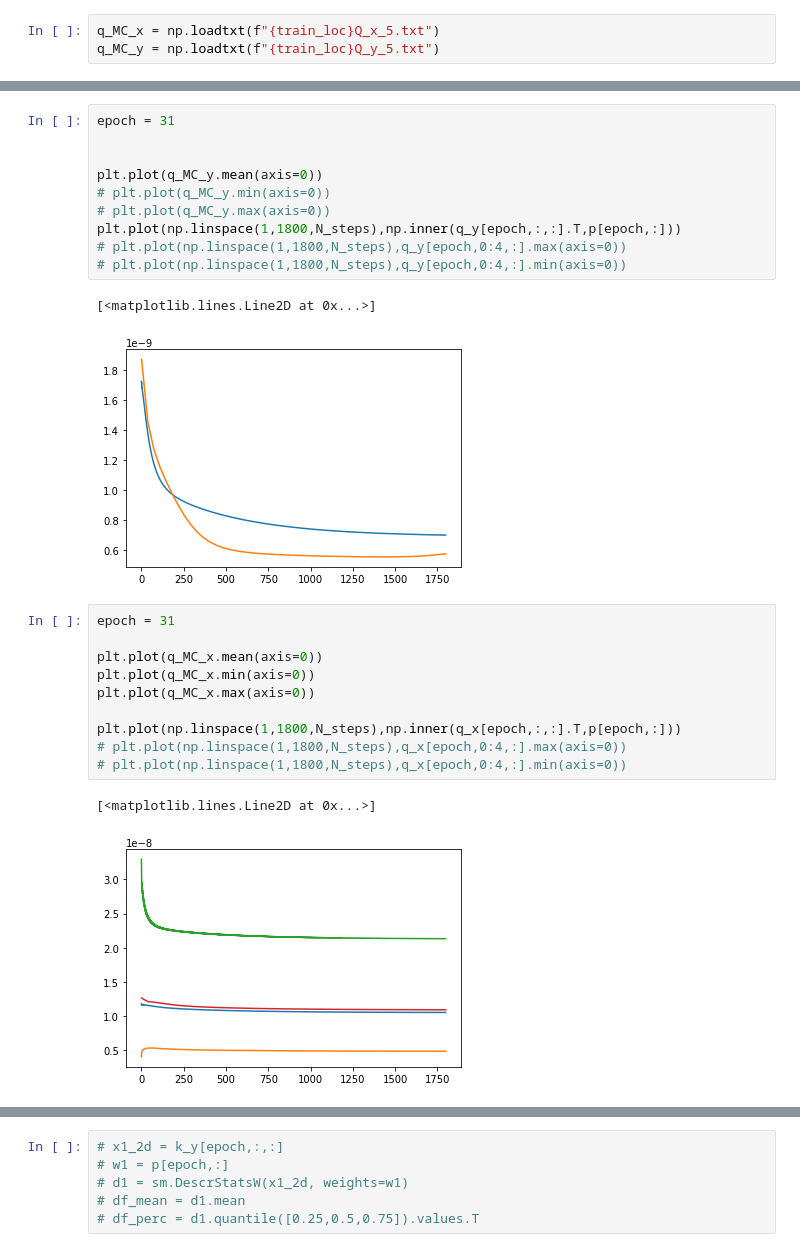
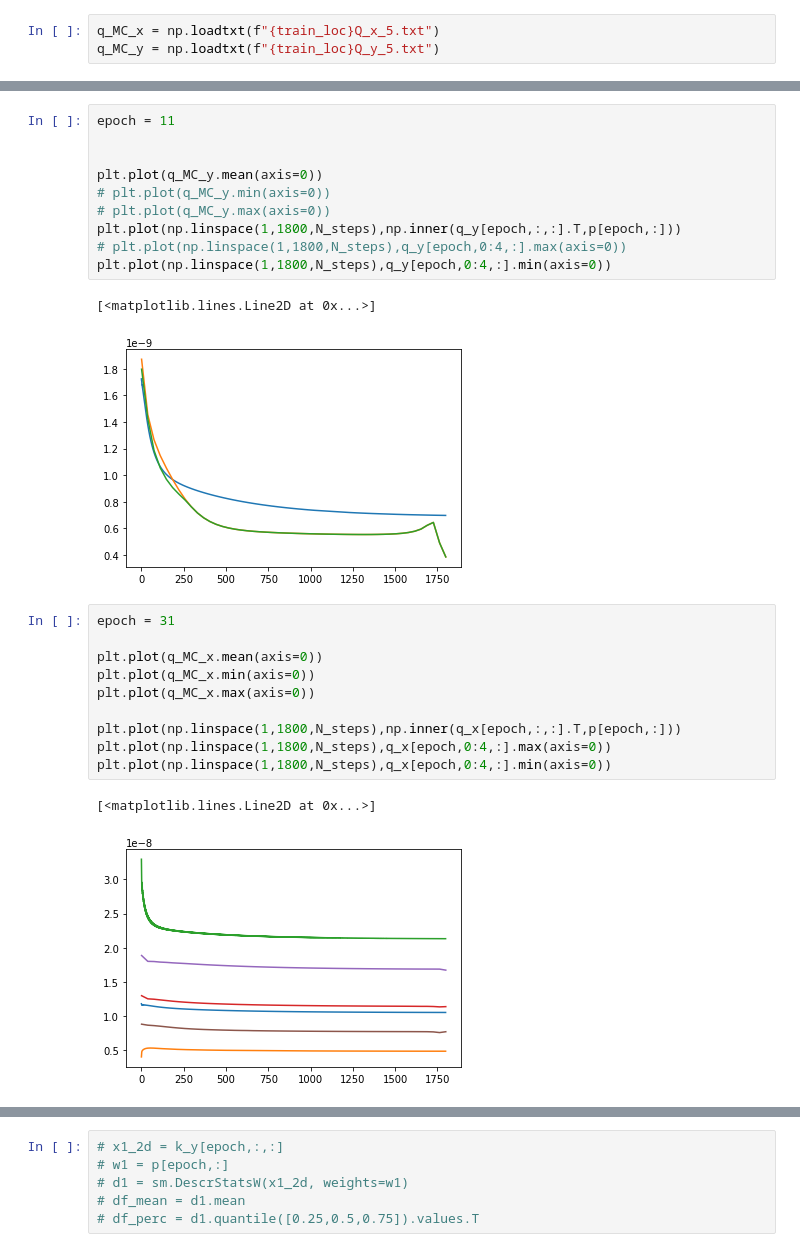
Before and after one commit to dbelivanis/Information-Theory-2, a Jupyter notebook: Optimization/check.ipynb, the cells around one changed output, grey strips where cells are left out. Saved outputs shown, nothing was run; the diff lists cells and outputs as text.

```diff
--- a/Optimization/check.ipynb
+++ b/Optimization/check.ipynb
@@ -76,16 +79,16 @@ plt.plot(np.linspace(1,1800,N_steps),np.inner(q_y[epoch,:,:].T,p[epoch,:]))
 # %%
-epoch = 31
+epoch = 11
 
 
 plt.plot(q_MC_y.mean(axis=0))
 # plt.plot(q_MC_y.min(axis=0))
 # plt.plot(q_MC_y.max(axis=0))
 plt.plot(np.linspace(1,1800,N_steps),np.inner(q_y[epoch,:,:].T,p[epoch,:]))
 # plt.plot(np.linspace(1,1800,N_steps),q_y[epoch,0:4,:].max(axis=0))
-# plt.plot(np.linspace(1,1800,N_steps),q_y[epoch,0:4,:].min(axis=0))
+plt.plot(np.linspace(1,1800,N_steps),q_y[epoch,0:4,:].min(axis=0))
 # %% [output]
 [<matplotlib.lines.Line2D at 0x...>]
-[figure, old version]
+[figure, new version]
 # %%
 epoch = 31
 
@@ -94,9 +97,9 @@ plt.plot(q_MC_x.min(axis=0))
 plt.plot(q_MC_x.max(axis=0))
 
 plt.plot(np.linspace(1,1800,N_steps),np.inner(q_x[epoch,:,:].T,p[epoch,:]))
-# plt.plot(np.linspace(1,1800,N_steps),q_x[epoch,0:4,:].max(axis=0))
-# plt.plot(np.linspace(1,1800,N_steps),q_x[epoch,0:4,:].min(axis=0))
+plt.plot(np.linspace(1,1800,N_steps),q_x[epoch,0:4,:].max(axis=0))
+plt.plot(np.linspace(1,1800,N_steps),q_x[epoch,0:4,:].min(axis=0))
 # %% [output]
 [<matplotlib.lines.Line2D at 0x...>]
-[figure, old version]
+[figure, new version]
 # %%
```
Also changed, not shown: parts of 15 cells of this notebook, 5 other files.
